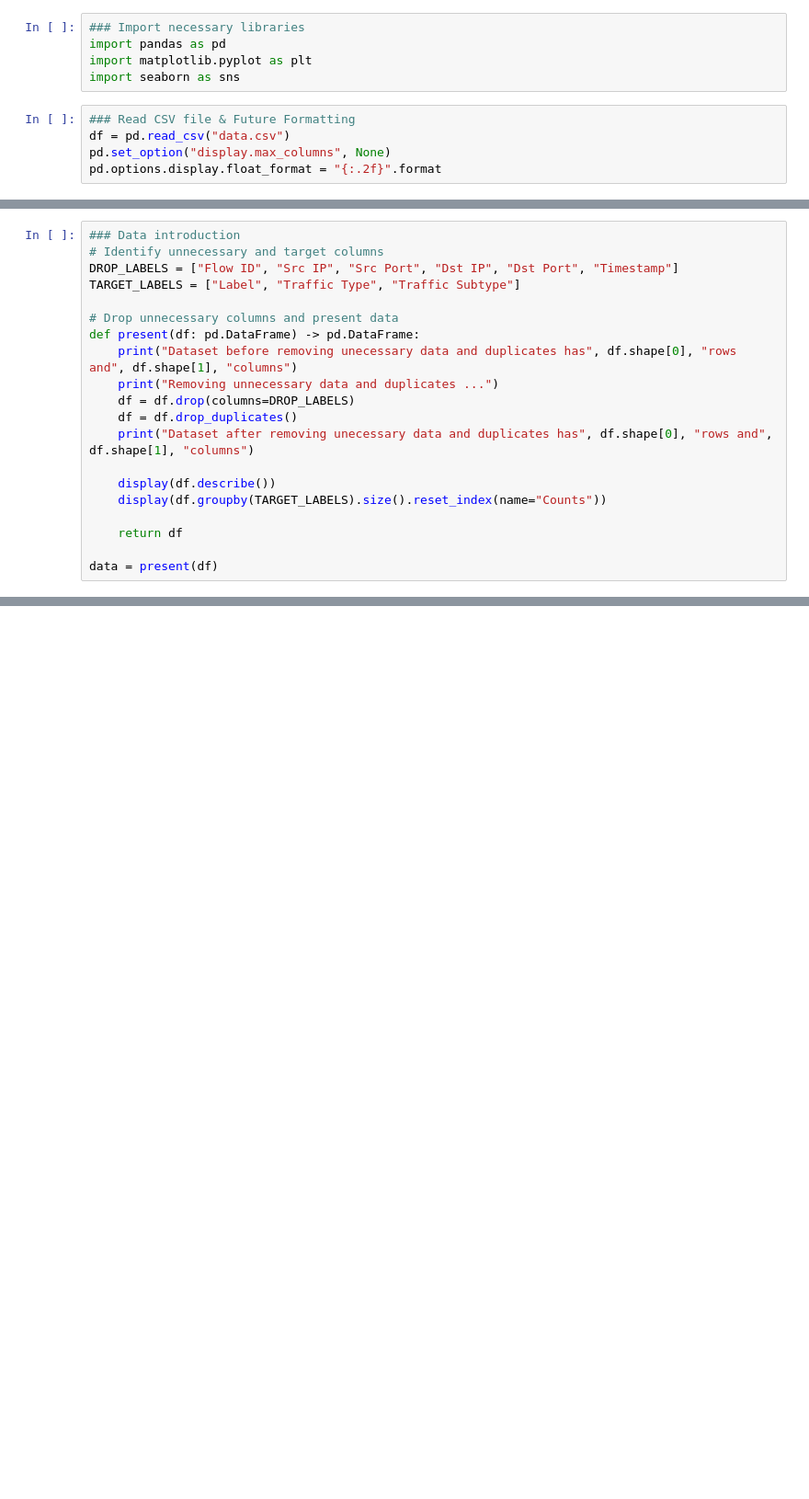
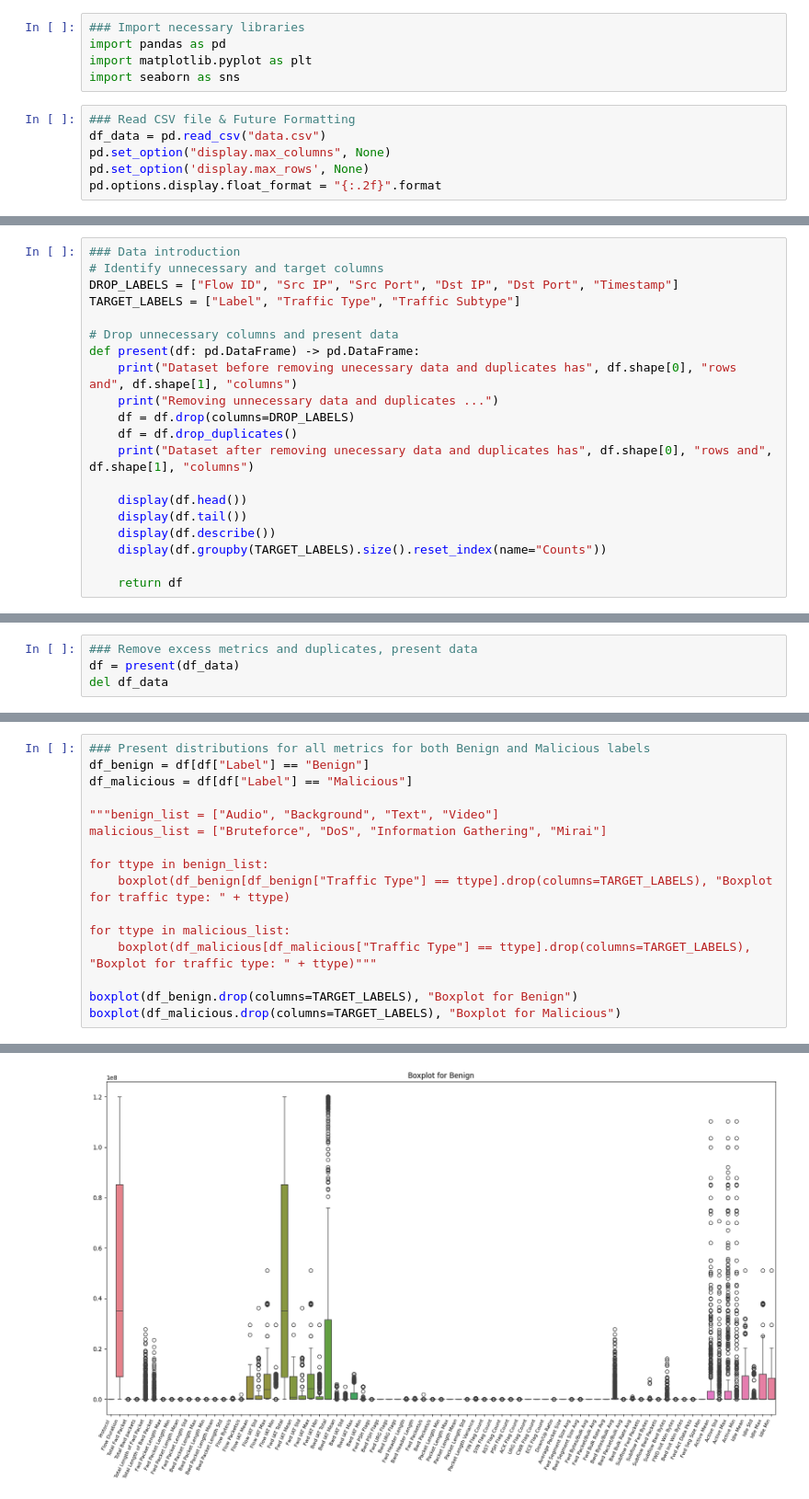
Before and after one commit to dimsigma/Uni_Data_Mining_Project_2025, a Jupyter notebook: project.ipynb, the cells around one changed output, grey strips where cells are left out. Shown at 92% size. Cells and saved outputs as stored; diff of their text form; blank space fills up the shorter version.

```diff
--- a/project.ipynb
+++ b/project.ipynb
@@ -5,6 +5,7 @@ import matplotlib.pyplot as plt
 import seaborn as sns
 # %%
 ### Read CSV file & Future Formatting
-df = pd.read_csv("data.csv")
+df_data = pd.read_csv("data.csv")
 pd.set_option("display.max_columns", None)
+pd.set_option('display.max_rows', None)
 pd.options.display.float_format = "{:.2f}".format
@@ -22,9 +29,9 @@ def present(df: pd.DataFrame) -> pd.DataFrame:
     df = df.drop_duplicates()
     print("Dataset after removing unecessary data and duplicates has", df.shape[0], "rows and", df.shape[1], "columns")
 
+    display(df.head())
+    display(df.tail())
     display(df.describe())
     display(df.groupby(TARGET_LABELS).size().reset_index(name="Counts"))
 
     return df
-
-data = present(df)
@@ -30,0 +85,4 @@ data = present(df)
+# %%
+### Remove excess metrics and duplicates, present data
+df = present(df_data)
+del df_data
@@ -30,0 +131,17 @@ data = present(df)
+# %%
+### Present distributions for all metrics for both Benign and Malicious labels
+df_benign = df[df["Label"] == "Benign"]
+df_malicious = df[df["Label"] == "Malicious"]
+
+"""benign_list = ["Audio", "Background", "Text", "Video"]
+malicious_list = ["Bruteforce", "DoS", "Information Gathering", "Mirai"]
+
+for ttype in benign_list:
+    boxplot(df_benign[df_benign["Traffic Type"] == ttype].drop(columns=TARGET_LABELS), "Boxplot for traffic type: " + ttype)
+
+for ttype in malicious_list:
+    boxplot(df_malicious[df_malicious["Traffic Type"] == ttype].drop(columns=TARGET_LABELS), "Boxplot for traffic type: " + ttype)"""
+
+boxplot(df_benign.drop(columns=TARGET_LABELS), "Boxplot for Benign")
+boxplot(df_malicious.drop(columns=TARGET_LABELS), "Boxplot for Malicious")
+# %% [output]
@@ -30,0 +149 @@ data = present(df)
+[figure, added]
```
Also changed, not shown: parts of 8 cells of this notebook.
